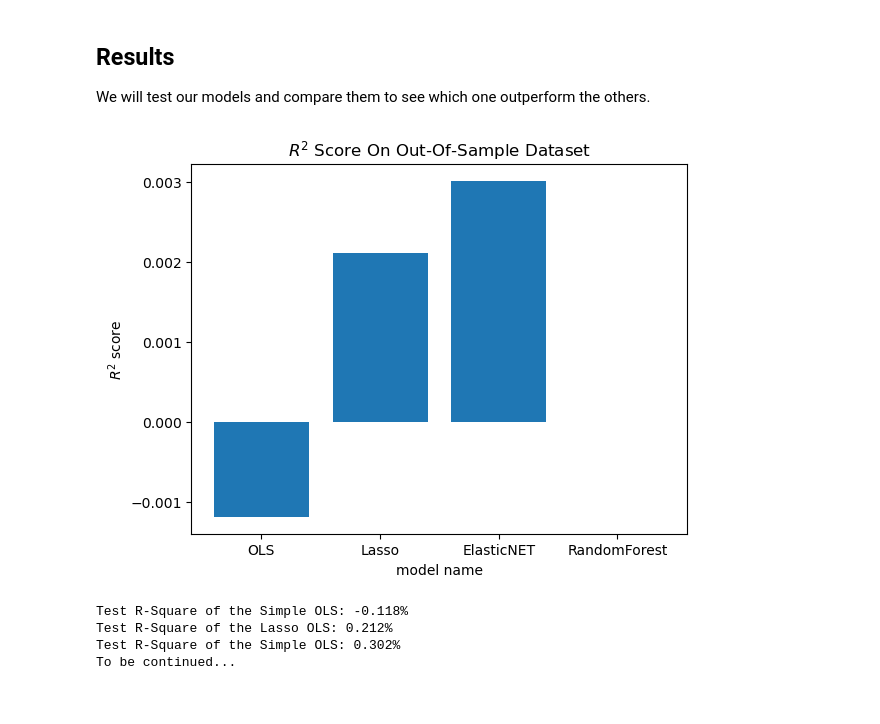
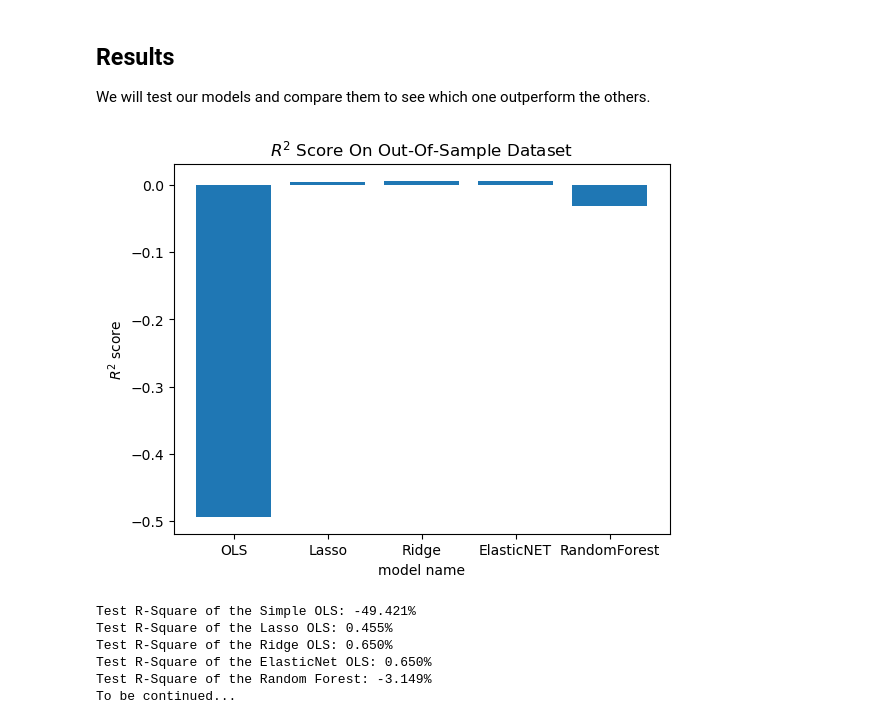
Before and after one commit to paulo-03/final_project_MLFin, a Jupyter notebook: main.ipynb, the cells around one changed output. Drawn from its saved outputs; the diff is of its cells as text; code cells hidden in the pictures.

```diff
--- a/main.ipynb
+++ b/main.ipynb
@@ -36,15 +36,25 @@ seed = 42
 
 # Load the data
 data = pd.read_csv(filepath_or_buffer=file_path)
+data['date'] = pd.to_datetime(data['date'])  # Ensure the date column is in datetime format
+data = data.sort_values('date')  # Sort the data by date
+date_column = data['date'].reset_index(drop=True)  # Save the date column for later
 X = data.drop(columns=['permno', 'date', 'return', 'log_return', 'price', 'log_price'])
 y = data[label]
 
 # Standardize data
 scaler = MinMaxScaler()  # Note in import step, you can choose other standardization method.  MinMaxScaler > StandardScaler. QuantileTransformer very good for standard OLS
-X = pd.DataFrame(scaler.fit_transform(X=X), columns=X.columns)
+X = pd.DataFrame(scaler.fit_transform(X=X), columns=X.columns)  # Standardize the predictors
+X = pd.concat([date_column, X], axis=1)  # Add back the date column
+# Split in train and testing set
+X_train, X_test, y_train, y_test = train_test_split(X, y, test_size=0.2, random_state=seed, shuffle=False)
 
-# Split in train and testing set
-X_train, X_test, y_train, y_test = train_test_split(X, y, test_size=0.2, random_state=seed)
+# Display description of 'date' column for train and test set before removing it
+print("Description of 'date' column for train set:")
+print(X_train['date'].describe())
+print("\nDescription of 'date' column for test set:")
+print(X_test['date'].describe())
 
-# TODO: Just for debugging process, can reduce the dataset size to take only first 100000 records
-# X_train, X_test, y_train, y_test = X_train.head(100000), X_test.head(100000), y_train.head(100000), y_test.head(100000)
+# Remove the date column
+X_train = X_train.drop(columns='date')
+X_test = X_test.drop(columns='date')
@@ -126,0 +159,8 @@ Training R-Square of the Lasso OLS: 0.005
+# %%
+# Initiate Ridge model
+ols_ridge_model = OLSRidge(predictors=X_train,
+                            label=y_train,
+                            alpha=None)  # Note, that alpha set to None will produce a CV step to found the optimal alpha
+
+# Train the model
+ols_ridge_model.fit()
@@ -151,5 +200,5 @@ Training R-Square of the Elastic Net OLS: 0.007
 Using Random Forest can also be a good way to select predictors. We then train a Random Forest into our label using the whole Dataset and we look at the importance of each predictors.
 # %%
 # test_data = data.sample(300000)
-rf = RandomForest(data=data, target='return')
+rf = RandomForest(predictors = X_train, label = y_train)
 # %%
@@ -160,4 +216,4 @@ rf.hyperparameter_tuning_with_crossvalidation(nmax_features=['sqrt', 'log2'], n_
 # %%
-rf.set_model(n_jobs=N_JOBS, verbose=VERBOSE, n_estimators=100, max_depth=3, max_features='log2')
+rf.set_model(n_estimators=100, max_depth=3, max_features='log2')
 rf.fit_predict_and_print_score()
 # %% [output]
@@ -193,29 +235,35 @@ We will test our models and compare them to see which one outperform the others.
 # %%
 # Compute all test R_square for each method here
 test_score_ols = ols_model.reg.score(X_test, y_test)
 test_score_lasso = ols_lasso_model.reg.score(X_test, y_test)
+test_score_ridge = ols_ridge_model.reg.score(X_test, y_test)
 test_score_elastic = ols_elastic_model.reg.score(X_test, y_test)
+test_score_rf = rf.model.score(X_test, y_test)
 ...
 
 # TODO: We could make this evaluation with k-fold and plot some boxplot with the mean r_square and its variance. Just an idea.
-model_names = ['OLS', 'Lasso', 'ElasticNET', 'RandomForest']
-test_scores = [test_score_ols, test_score_lasso, test_score_elastic, 0]  #TODO: Set to zero for the moment
+model_names = ['OLS', 'Lasso', 'Ridge', 'ElasticNET', 'RandomForest']
+test_scores = [test_score_ols, test_score_lasso, test_score_ridge, test_score_elastic, test_score_rf]  #TODO: Set to zero for the moment
 
 # Display the results
 plt.bar(model_names, test_scores)
 plt.title(r'$R^2$ Score On Out-Of-Sample Dataset')
 plt.xlabel('model name')
 plt.ylabel(r'$R^2$ score')
 
 plt.show()
 
 print(f'Test R-Square of the Simple OLS: {test_score_ols * 100:.3f}%\n'
       f'Test R-Square of the Lasso OLS: {test_score_lasso * 100:.3f}%\n'
-      f'Test R-Square of the Simple OLS: {test_score_elastic * 100:.3f}%\n'
+      f'Test R-Square of the Ridge OLS: {test_score_ridge * 100:.3f}%\n'
+      f'Test R-Square of the ElasticNet OLS: {test_score_elastic * 100:.3f}%\n'
+        f'Test R-Square of the Random Forest: {test_score_rf * 100:.3f}%\n'
       f'To be continued...')
 # %% [output]
-[figure, old version]
+[figure, new version]
-Test R-Square of the Simple OLS: -0.118%
-Test R-Square of the Lasso OLS: 0.212%
-Test R-Square of the Simple OLS: 0.302%
+Test R-Square of the Simple OLS: -49.421%
+Test R-Square of the Lasso OLS: 0.455%
+Test R-Square of the Ridge OLS: 0.650%
+Test R-Square of the ElasticNet OLS: 0.650%
+Test R-Square of the Random Forest: -3.149%
 To be continued...
```
Also changed, not shown: parts of 15 cells of this notebook, 2 other files.
